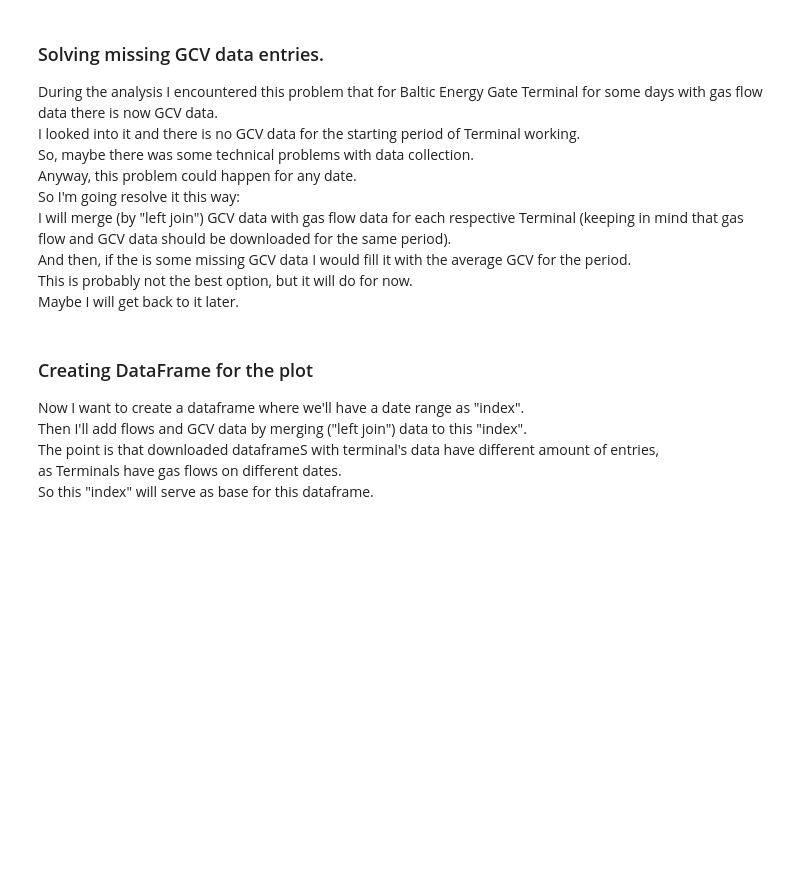
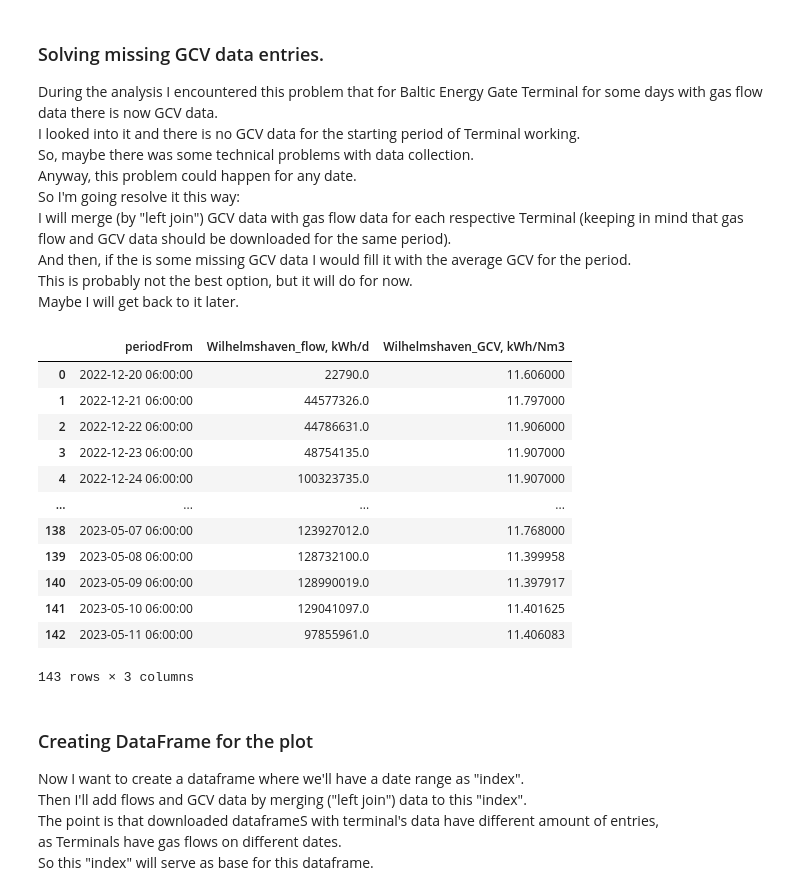
Before and after one commit to maratyakovlev/gas_flows, a Jupyter notebook: Gas_Flows.ipynb, the cells around one changed output. Saved outputs shown, nothing was run; the diff lists cells and outputs as text; code cells hidden in the pictures; blank space fills up the shorter version.

```diff
--- a/Gas_Flows.ipynb
+++ b/Gas_Flows.ipynb
@@ -110,6 +83,22 @@ def GCV_fill(entry, Terminal):
 WH_df['Wilhelmshaven_GCV, kWh/Nm3'] = WH_df['Wilhelmshaven_GCV, kWh/Nm3'].apply(GCV_fill, Terminal='WH')
 BBH_df['Brunsbuettel_Hafen_GCV, kWh/Nm3'] = BBH_df['Brunsbuettel_Hafen_GCV, kWh/Nm3'].apply(GCV_fill, Terminal='BBH')
 BEG_df['Baltic_Energy_Gate_GCV, kWh/Nm3'] = BEG_df['Baltic_Energy_Gate_GCV, kWh/Nm3'].apply(GCV_fill, Terminal='BEG')
+# %%
+display(WH_df)
+# %% [output]
+|  | periodFrom | Wilhelmshaven_flow, kWh/d | Wilhelmshaven_GCV, kWh/Nm3 |
+| 0 | 2022-12-20 06:00:00 | 22790.0 | 11.606000 |
+| 1 | 2022-12-21 06:00:00 | 44577326.0 | 11.797000 |
+| 2 | 2022-12-22 06:00:00 | 44786631.0 | 11.906000 |
+| 3 | 2022-12-23 06:00:00 | 48754135.0 | 11.907000 |
+| 4 | 2022-12-24 06:00:00 | 100323735.0 | 11.907000 |
+| ... | ... | ... | ... |
+| 138 | 2023-05-07 06:00:00 | 123927012.0 | 11.768000 |
+| 139 | 2023-05-08 06:00:00 | 128732100.0 | 11.399958 |
+| 140 | 2023-05-09 06:00:00 | 128990019.0 | 11.397917 |
+| 141 | 2023-05-10 06:00:00 | 129041097.0 | 11.401625 |
+| 142 | 2023-05-11 06:00:00 | 97855961.0 | 11.406083 |
+143 rows × 3 columns
 # %% [markdown]
 ### Creating DataFrame for the plot
 
```
Also changed, not shown: parts of 12 cells of this notebook.
